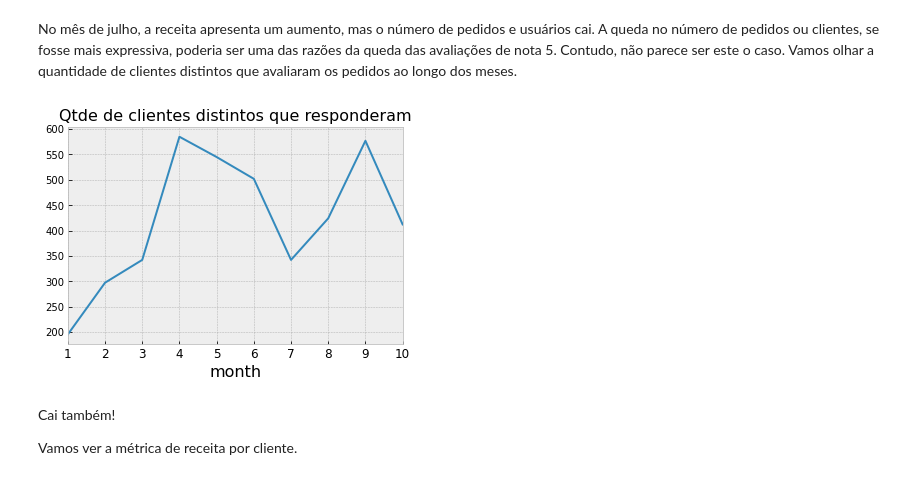
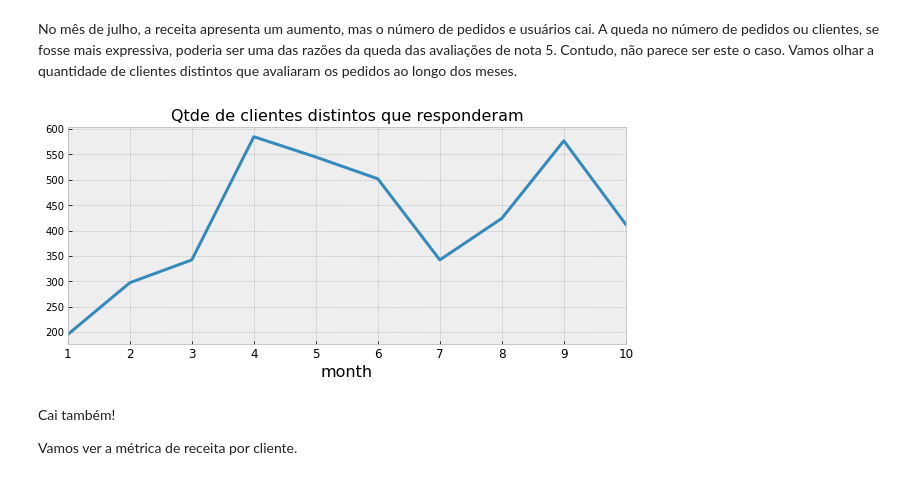
Before and after one commit to japanfelipe/challenge_ze, a Jupyter notebook: desafio I/notebooks/questao1.ipynb, the cells around one changed output. Cells and saved outputs as stored; diff of their text form; code cells hidden in the pictures.

```diff
--- a/desafio I/notebooks/questao1.ipynb
+++ b/desafio I/notebooks/questao1.ipynb
@@ -74,7 +71,7 @@ memory usage: 1.7+ MB
 # %%
 # Conforme orientações, -1, 0 ou em branco não são considerados na classificação média de pedidos
 filtro = [-1,0,np.nan]
-classificacao = Order_rating_DB[~Order_rating_DB['Rating'].isin(filtro)]
-classificacao.sample(5)
+respostas = Order_rating_DB[~Order_rating_DB['Rating'].isin(filtro)].copy()
+respostas.sample(5)
 # %% [output]
 |  | OrderID | OrderNumber | Week | Date&Time | Comment | User | MerchandiseRevenue | PaymentMethod | ... |
@@ -274,13 +297,13 @@ plt.tight_layout(), plt.savefig(IMAGES / 'rev_ord_users.png' );
 # %% [markdown]
 No mês de julho, a receita apresenta um aumento, mas o número de pedidos e usuários cai. A queda no número de pedidos ou clientes, se fosse mais expressiva, poderia ser uma das razões da queda das avaliações de nota 5. Contudo, não parece ser este o caso. Vamos olhar a quantidade de clientes distintos que avaliaram os pedidos ao longo dos meses.
 # %%
-(classificacao
+(respostas
  .groupby('month')['User']
  .nunique()
- .plot(title="Qtde de clientes distintos que responderam")
+ .plot(title="Qtde de clientes distintos que responderam", figsize=(10,4), linewidth=3)
 );
 # %% [output]
-[figure, old version]
+[figure, new version]
 # %% [markdown]
 Cai também! <p>
 Vamos ver a métrica de receita por cliente.
```
Also changed, not shown: parts of 57 cells of this notebook, 4 other files.
